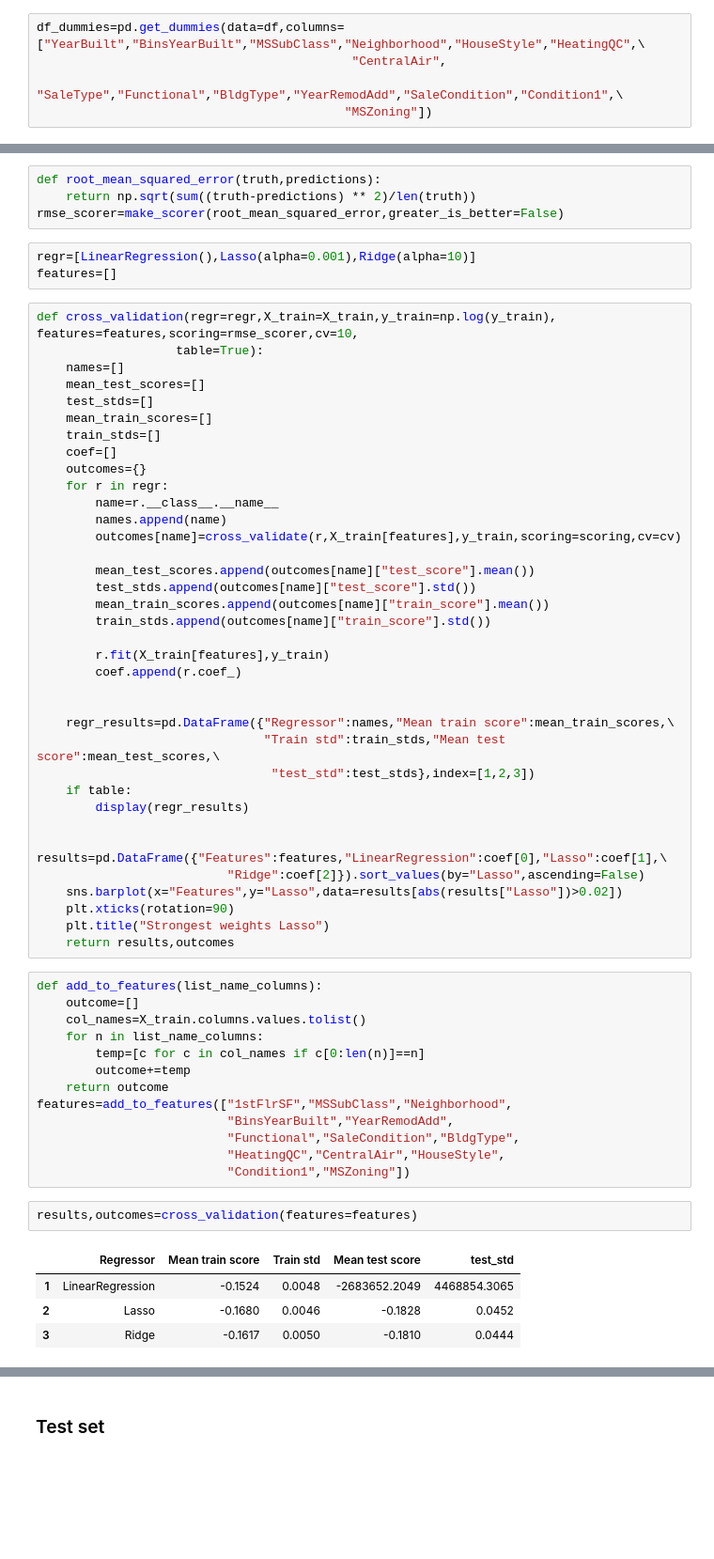
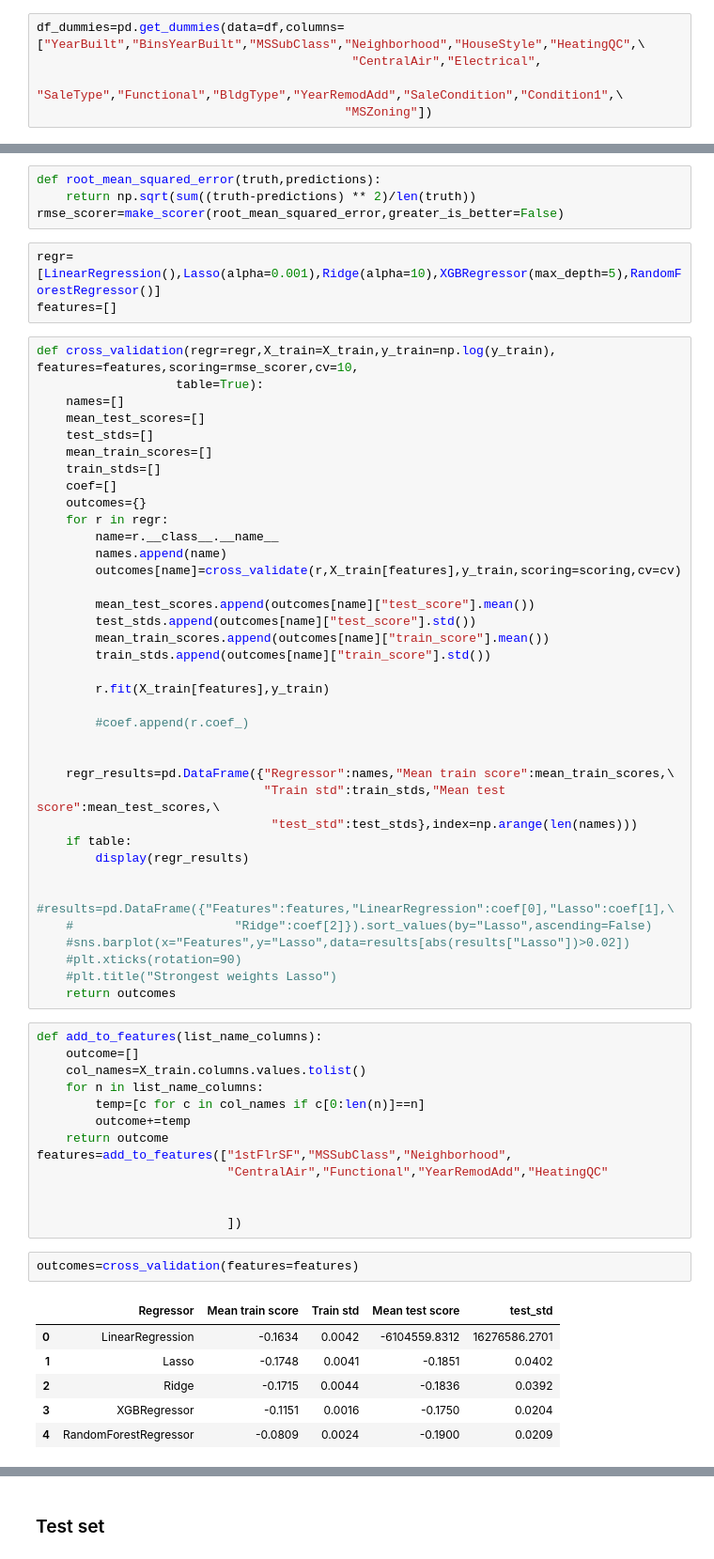
Before and after one commit to StevenDalderop/Ames-Housing-Dataset, a Jupyter notebook: Ames Housing Dataset.ipynb, the cells around one changed output, grey strips where cells are left out. Shown at 94% size. Drawn from its saved outputs; the diff is of its cells as text; blank space fills up the shorter version.

```diff
--- a/Ames Housing Dataset.ipynb
+++ b/Ames Housing Dataset.ipynb
@@ -349,7 +335,7 @@ plt.show()
 ### Model
 # %%
 df_dummies=pd.get_dummies(data=df,columns=["YearBuilt","BinsYearBuilt","MSSubClass","Neighborhood","HouseStyle","HeatingQC",\
-                                           "CentralAir",
+                                           "CentralAir","Electrical",
                                                  "SaleType","Functional","BldgType","YearRemodAdd","SaleCondition","Condition1",\
                                           "MSZoning"])
 # %%
@@ -369,7 +355,7 @@ def root_mean_squared_error(truth,predictions):
     return np.sqrt(sum((truth-predictions) ** 2)/len(truth))
 rmse_scorer=make_scorer(root_mean_squared_error,greater_is_better=False)
 # %%
-regr=[LinearRegression(),Lasso(alpha=0.001),Ridge(alpha=10)]
+regr=[LinearRegression(),Lasso(alpha=0.001),Ridge(alpha=10),XGBRegressor(max_depth=5),RandomForestRegressor()]
 features=[]
 # %%
 def cross_validation(regr=regr,X_train=X_train,y_train=np.log(y_train), features=features,scoring=rmse_scorer,cv=10,
@@ -392,21 +378,22 @@ def cross_validation(regr=regr,X_train=X_train,y_train=np.log(y_train), features
         train_stds.append(outcomes[name]["train_score"].std())
 
         r.fit(X_train[features],y_train)
-        coef.append(r.coef_)
+
+        #coef.append(r.coef_)
 
 
     regr_results=pd.DataFrame({"Regressor":names,"Mean train score":mean_train_scores,\
                                "Train std":train_stds,"Mean test score":mean_test_scores,\
-                                "test_std":test_stds},index=[1,2,3])
+                                "test_std":test_stds},index=np.arange(len(names)))
     if table:
         display(regr_results)
 
-    results=pd.DataFrame({"Features":features,"LinearRegression":coef[0],"Lasso":coef[1],\
-                          "Ridge":coef[2]}).sort_values(by="Lasso",ascending=False)
-    sns.barplot(x="Features",y="Lasso",data=results[abs(results["Lasso"])>0.02])
-    plt.xticks(rotation=90)
-    plt.title("Strongest weights Lasso")
-    return results,outcomes
+    #results=pd.DataFrame({"Features":features,"LinearRegression":coef[0],"Lasso":coef[1],\
+    #                      "Ridge":coef[2]}).sort_values(by="Lasso",ascending=False)
+    #sns.barplot(x="Features",y="Lasso",data=results[abs(results["Lasso"])>0.02])
+    #plt.xticks(rotation=90)
+    #plt.title("Strongest weights Lasso")
+    return outcomes
 # %%
 def add_to_features(list_name_columns):
     outcome=[]
@@ -416,14 +403,16 @@ def add_to_features(list_name_columns):
         outcome+=temp
     return outcome
 features=add_to_features(["1stFlrSF","MSSubClass","Neighborhood",
-                          "BinsYearBuilt","YearRemodAdd",
-                          "Functional","SaleCondition","BldgType",
-                          "HeatingQC","CentralAir","HouseStyle",
-                          "Condition1","MSZoning"])
+                          "CentralAir","Functional","YearRemodAdd","HeatingQC"
+
+
+                          ])
 # %%
-results,outcomes=cross_validation(features=features)
+outcomes=cross_validation(features=features)
 # %% [output]
 |  | Regressor | Mean train score | Train std | Mean test score | test_std |
-| 1 | LinearRegression | -0.1524 | 0.0048 | -2683652.2049 | 4468854.3065 |
-| 2 | Lasso | -0.1680 | 0.0046 | -0.1828 | 0.0452 |
-| 3 | Ridge | -0.1617 | 0.0050 | -0.1810 | 0.0444 |
+| 0 | LinearRegression | -0.1634 | 0.0042 | -6104559.8312 | 16276586.2701 |
+| 1 | Lasso | -0.1748 | 0.0041 | -0.1851 | 0.0402 |
+| 2 | Ridge | -0.1715 | 0.0044 | -0.1836 | 0.0392 |
+| 3 | XGBRegressor | -0.1151 | 0.0016 | -0.1750 | 0.0204 |
+| 4 | RandomForestRegressor | -0.0809 | 0.0024 | -0.1900 | 0.0209 |
```
Also changed, not shown: parts of 18 cells of this notebook.
